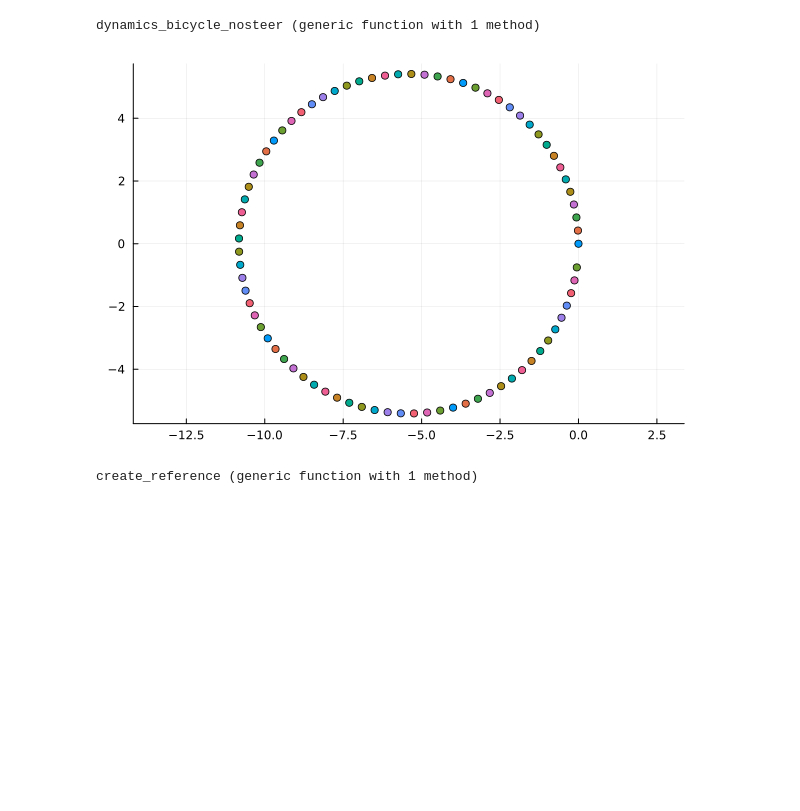
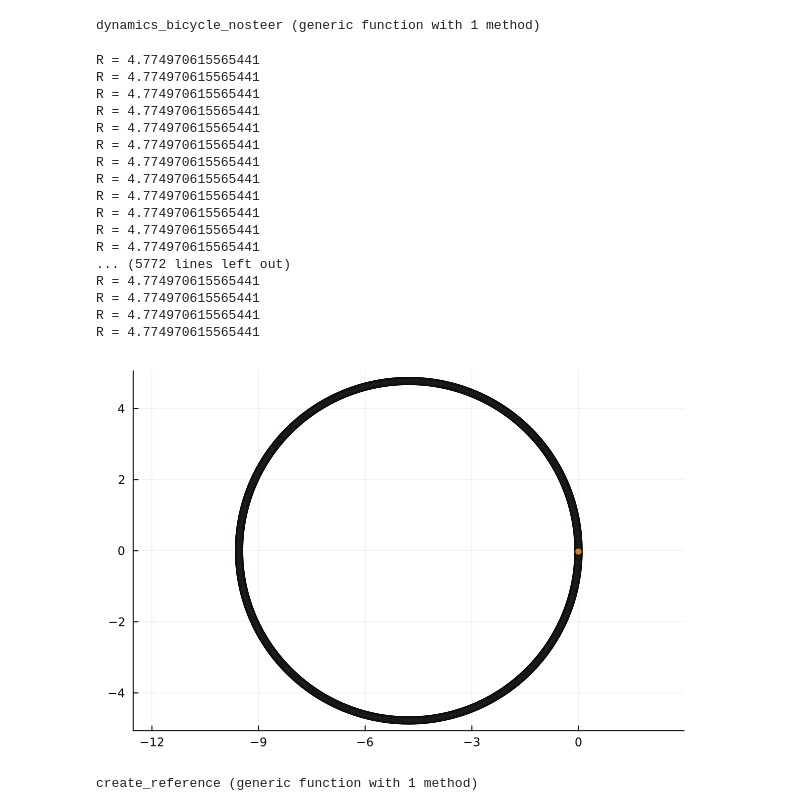
Before and after one commit to eholandcmu/zoe2_optimal_controller, a Jupyter notebook: julia/dircol_dynamics.ipynb, the cells around one changed output. Cells and saved outputs as stored; diff of their text form; code cells hidden in the pictures; blank space fills up the shorter version.

```diff
--- a/julia/dircol_dynamics.ipynb
+++ b/julia/dircol_dynamics.ipynb
@@ -34,6 +34,7 @@ function dynamics(params::NamedTuple, x::Vector, u::Vector)
     V_l = (r/2)*(ω_fl+ω_rl)
     V_r = (r/2)*(ω_fr+ω_rr)
     R = (L/2)*(V_l+V_r)/(V_r-V_l+ϵ)
+    @show R
     f_steerθ = atan(L/(2*R+ϵ))
     r_steerθ = atan(L/(2*R+ϵ))
 
@@ -114,34 +115,51 @@ end
 dynamics_bicycle_nosteer (generic function with 1 method)
 # %%
 params = (r = 0.325, L = 1.91, B = 1.64)
-u = [1.05, 1.5, 1.05, 1.5]
+u = [1.0, 1.5, 1.0, 1.5]
 
 x0 = [0,0,pi/2]
 nx = 3
-N = 80
-dt = 1.0
+N = 1448
+dt = 0.05
 t_vec = 0:dt:((N-1)*dt)
 
 X = [zeros(nx) for i = 1:N]
 X[1] = x0
 for i = 1:(N-1)
     X[i+1] = rk4(params, dynamics, X[i], u, dt)
     # if i % 40 == 0
     #     u = [u[2],u[1],u[4],u[3]]
     # end
 end
 
 X = hcat(X...)
 x = X[1,:]
 y = X[2,:]
 # print(y[2]-y[1])
 # result = fit(Circle,x,y)
 # @show coef(result)
 # @show coefnames(result)
 # @show rss(result)
 
 display(scatter(X[1,:]', X[2,:]', legend=false, aspect_ratio=:equal))
 # %% [output]
+R = 4.774970615565441
+R = 4.774970615565441
+R = 4.774970615565441
+R = 4.774970615565441
+R = 4.774970615565441
+R = 4.774970615565441
+R = 4.774970615565441
+R = 4.774970615565441
+R = 4.774970615565441
+R = 4.774970615565441
+R = 4.774970615565441
+R = 4.774970615565441
+... (5772 lines left out)
+R = 4.774970615565441
+R = 4.774970615565441
+R = 4.774970615565441
+R = 4.774970615565441
-[figure, old version]
+[figure, new version]
 # %%
 ### Traj Loading
```
Also changed, not shown: parts of 3 cells of this notebook, 1 other file.
